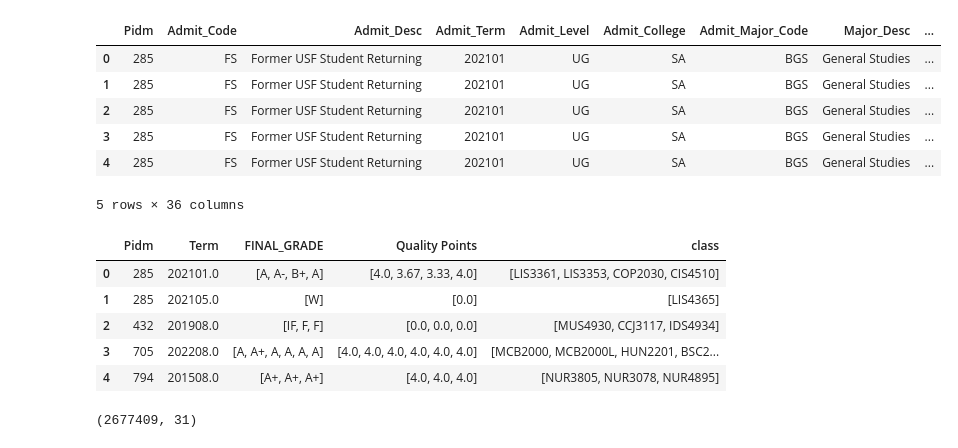
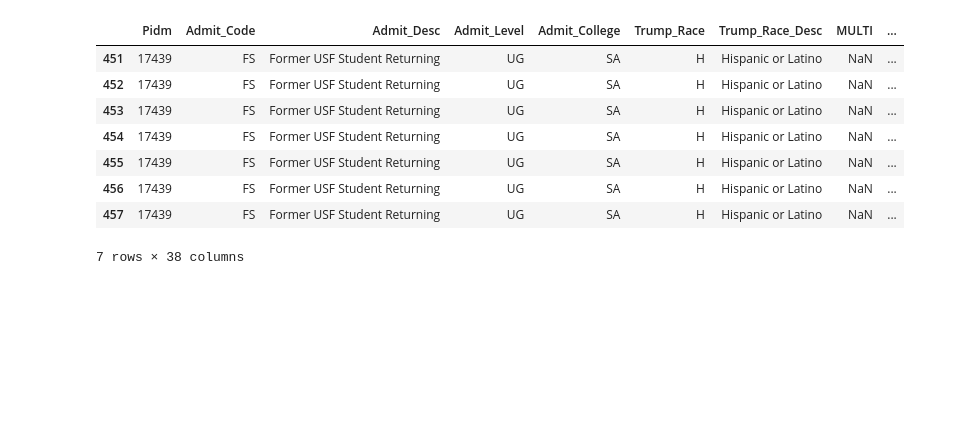
Before and after one commit to ArtKrutsko/CIS4915, a Jupyter notebook: new-table.ipynb, the cells around one changed output. Cells and saved outputs as stored; diff of their text form; code cells hidden in the pictures; blank space fills up the shorter version.

```diff
--- a/new-table.ipynb
+++ b/new-table.ipynb
@@ -4,3 +4,6 @@ import numpy as np
 
 student_data = pd.read_csv("ML - Curricular Analytics - PIDM ONLY & Fixed Repeat IND.csv", low_memory=False)
 grades = pd.read_csv("parsed_grades.csv")
+# %%
+student_data = student_data.drop(columns=['Admit_Term', 'Admit_Major_Code'])
+student_data = student_data.dropna(subset=['Term', 'CRN', 'SUBJ', 'CRSE_NUMB', 'FINAL_GRADE'])
@@ -7,3 +12,13 @@ grades = pd.read_csv("parsed_grades.csv")
+# %%
+#Save latest student major
+student_data['Term'] = student_data['Term'].astype(int)
+
+last_sem_idx = student_data.groupby('Pidm')['Term'].idxmax()
+latest_majors = student_data.loc[last_sem_idx, ['Pidm', 'Major_Desc']]
+majors_dict = latest_majors.set_index('Pidm')['Major_Desc'].to_dict()
+student_data['Lastest_Major'] = student_data['Pidm'].map(majors_dict)
+student_data = student_data.drop(columns=['Major_Desc'])
+student_data.drop_duplicates(subset=['Pidm', 'Term', 'CRN'], inplace=True)
 # %%
 #Add Numeric GPA Column
 
@@ -29,54 +55,45 @@ student_data.head()
 # %%
 #Final and Semester GPAs (Assuming all classes are equal credits)
-
 student_data['Valid_Grades'] = np.where(student_data['Count in GPA?'] == 'Y' , student_data['Quality Points'], np.nan)
 student_final_gpa = student_data.groupby('Pidm')['Valid_Grades'].mean().reset_index()
 student_data = student_data.merge(student_final_gpa, on='Pidm', how='left', suffixes=('', '_mean'))
 student_data.rename(columns={'Valid_Grades_mean':'Final GPA'}, inplace=True)
 
 student_semester_gpa = student_data.groupby(['Pidm', 'Term'])['Valid_Grades'].mean().reset_index()
 student_data = student_data.merge(student_semester_gpa, on=['Pidm', 'Term'], how='left', suffixes=('', '_mean'))
 student_data.rename(columns={'Valid_Grades_mean':'Semester GPA'}, inplace=True)
 
-student_data.drop(['Code', 'Count in GPA?', 'Count_in_GPA', 'Valid_Grades'], axis=1, inplace=True)
 
-
-student_data.head()
+display(student_data[student_data["Pidm"] == 17439])
 # %% [output]
-|  | Pidm | Admit_Code | Admit_Desc | Admit_Term | Admit_Level | Admit_College | Admit_Major_Code | Major_Desc | ... |
-| 0 | 285 | FS | Former USF Student Returning | 202101 | UG | SA | BGS | General Studies | ... |
-| 1 | 285 | FS | Former USF Student Returning | 202101 | UG | SA | BGS | General Studies | ... |
-| 2 | 285 | FS | Former USF Student Returning | 202101 | UG | SA | BGS | General Studies | ... |
-| 3 | 285 | FS | Former USF Student Returning | 202101 | UG | SA | BGS | General Studies | ... |
-| 4 | 285 | FS | Former USF Student Returning | 202101 | UG | SA | BGS | General Studies | ... |
+|  | Pidm | Admit_Code | Admit_Desc | Admit_Level | Admit_College | Trump_Race | Trump_Race_Desc | MULTI | ... |
+| 451 | 17439 | FS | Former USF Student Returning | UG | SA | H | Hispanic or Latino | NaN | ... |
+| 452 | 17439 | FS | Former USF Student Returning | UG | SA | H | Hispanic or Latino | NaN | ... |
+| 453 | 17439 | FS | Former USF Student Returning | UG | SA | H | Hispanic or Latino | NaN | ... |
+| 454 | 17439 | FS | Former USF Student Returning | UG | SA | H | Hispanic or Latino | NaN | ... |
+| 455 | 17439 | FS | Former USF Student Returning | UG | SA | H | Hispanic or Latino | NaN | ... |
+| 456 | 17439 | FS | Former USF Student Returning | UG | SA | H | Hispanic or Latino | NaN | ... |
+| 457 | 17439 | FS | Former USF Student Returning | UG | SA | H | Hispanic or Latino | NaN | ... |
-5 rows × 36 columns
+7 rows × 38 columns
 # %%
 #Student Classes & Points per Semester (As an array of strings)
-
 student_data['class'] = (student_data['SUBJ'] + student_data['CRSE_NUMB']).astype(str)
 semester_classes = student_data.groupby(['Pidm', 'Term']).agg({
     'FINAL_GRADE': list,
     'Quality Points': list,
-    'class': list
+    'class': list,
+    'CRN': list,
 }).reset_index()
 
-
-semester_classes.head()
+#Drop unecessary columns
+student_data.drop(['SUBJ', 'REPEAT_IND', 'FINAL_GRADE', 'class', 'Code', 'Count in GPA?', 'Count_in_GPA', 'Valid_Grades'], axis=1, inplace=True)
+# semester_classes.head()
 # student_data.shape
+# display(student_data[student_data["Pidm"] == 17439])
-# %% [output]
-|  | Pidm | Term | FINAL_GRADE | Quality Points | class |
-| 0 | 285 | 202101.0 | [A, A-, B+, A] | [4.0, 3.67, 3.33, 4.0] | [LIS3361, LIS3353, COP2030, CIS4510] |
-| 1 | 285 | 202105.0 | [W] | [0.0] | [LIS4365] |
-| 2 | 432 | 201908.0 | [IF, F, F] | [0.0, 0.0, 0.0] | [MUS4930, CCJ3117, IDS4934] |
-| 3 | 705 | 202208.0 | [A, A+, A, A, A, A] | [4.0, 4.0, 4.0, 4.0, 4.0, 4.0] | [MCB2000, MCB2000L, HUN2201, BSC2... |
-| 4 | 794 | 201508.0 | [A+, A+, A+] | [4.0, 4.0, 4.0] | [NUR3805, NUR3078, NUR4895] |
 # %%
-student_data.drop(['CRN', 'SUBJ', 'CRSE_NUMB', 'REPEAT_IND', 'FINAL_GRADE', 'class'], axis=1, inplace=True)
 # student_data.head()
-student_data.shape
-# display(student_data[student_data["Pidm"] == 3963])
+# student_data.shape
+# display(student_data[student_data["Pidm"] == 17439])
-# %% [output]
-(2677409, 31)
 # %%
 student_data.head()
 # %% [output]
```
Also changed, not shown: parts of 9 cells of this notebook, 1 other file.
